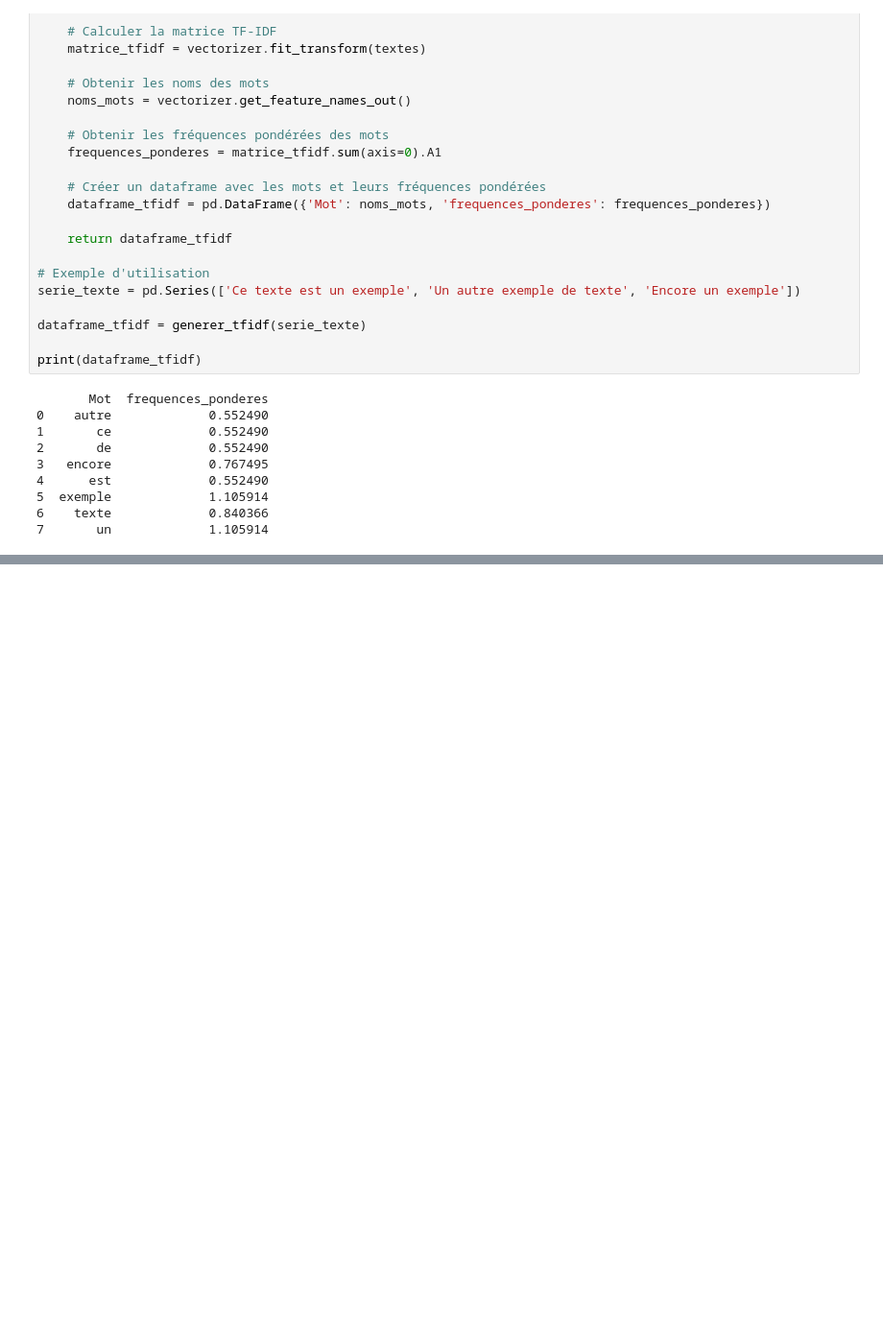
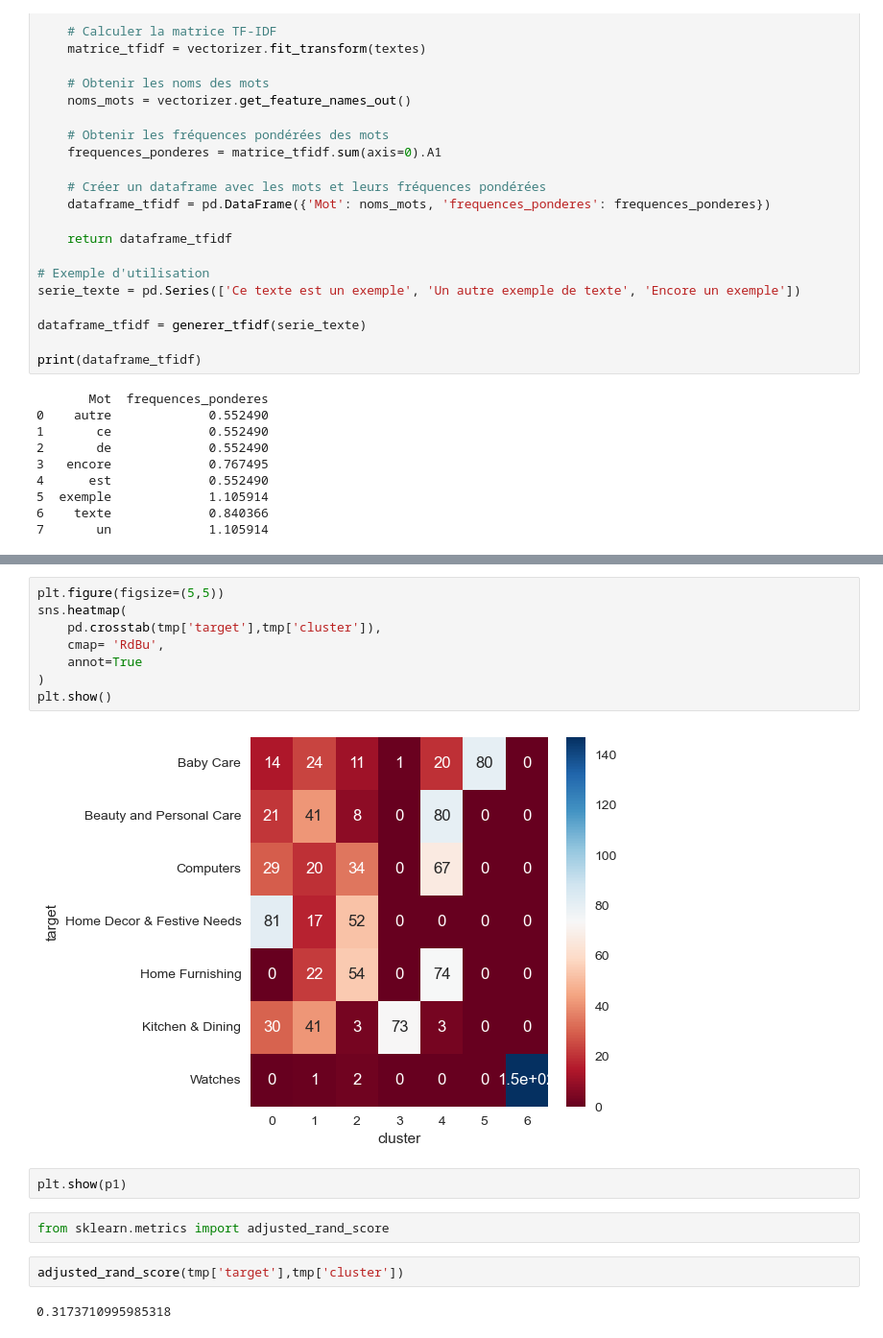
Before and after one commit to ArhurK/P6_NLP_Vison_OC, a Jupyter notebook: P6_Classifiez automatiquement des biens de consommation.ipynb, the cells around one changed output, grey strips where cells are left out. Shown at 96% size. Drawn from its saved outputs; the diff is of its cells as text; blank space fills up the shorter version.

```diff
--- a/P6_Classifiez automatiquement des biens de consommation.ipynb
+++ b/P6_Classifiez automatiquement des biens de consommation.ipynb
@@ -515,0 +709,18 @@ generer_tfidf((df['description_clean'])).sort_values('frequences_ponderes',ascen
+# %%
+plt.figure(figsize=(5,5))
+sns.heatmap(
+    pd.crosstab(tmp['target'],tmp['cluster']),
+    cmap= 'RdBu',
+    annot=True
+)
+plt.show()
+# %% [output]
+[figure, added]
+# %%
+plt.show(p1)
+# %%
+from sklearn.metrics import adjusted_rand_score
+# %%
+adjusted_rand_score(tmp['target'],tmp['cluster'])
+# %% [output]
+0.3173710995985318
```
Also changed, not shown: parts of 32 cells of this notebook.
